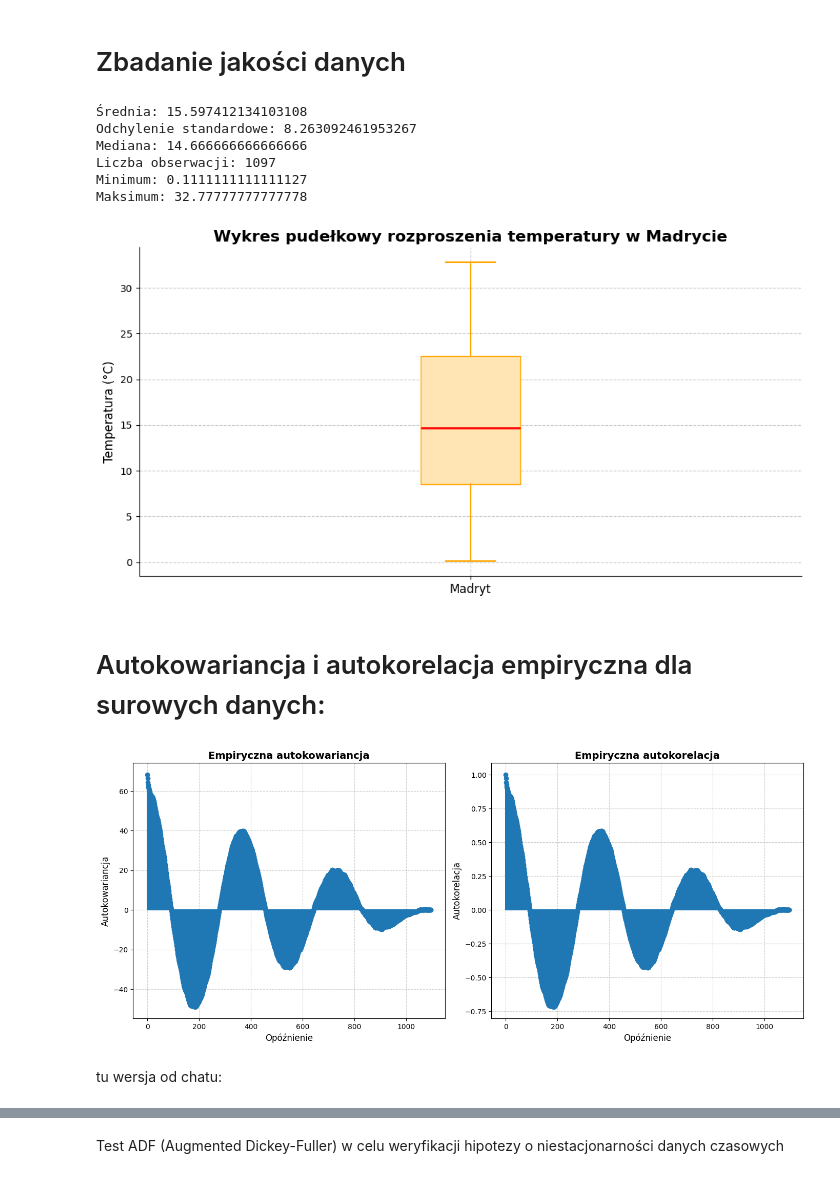
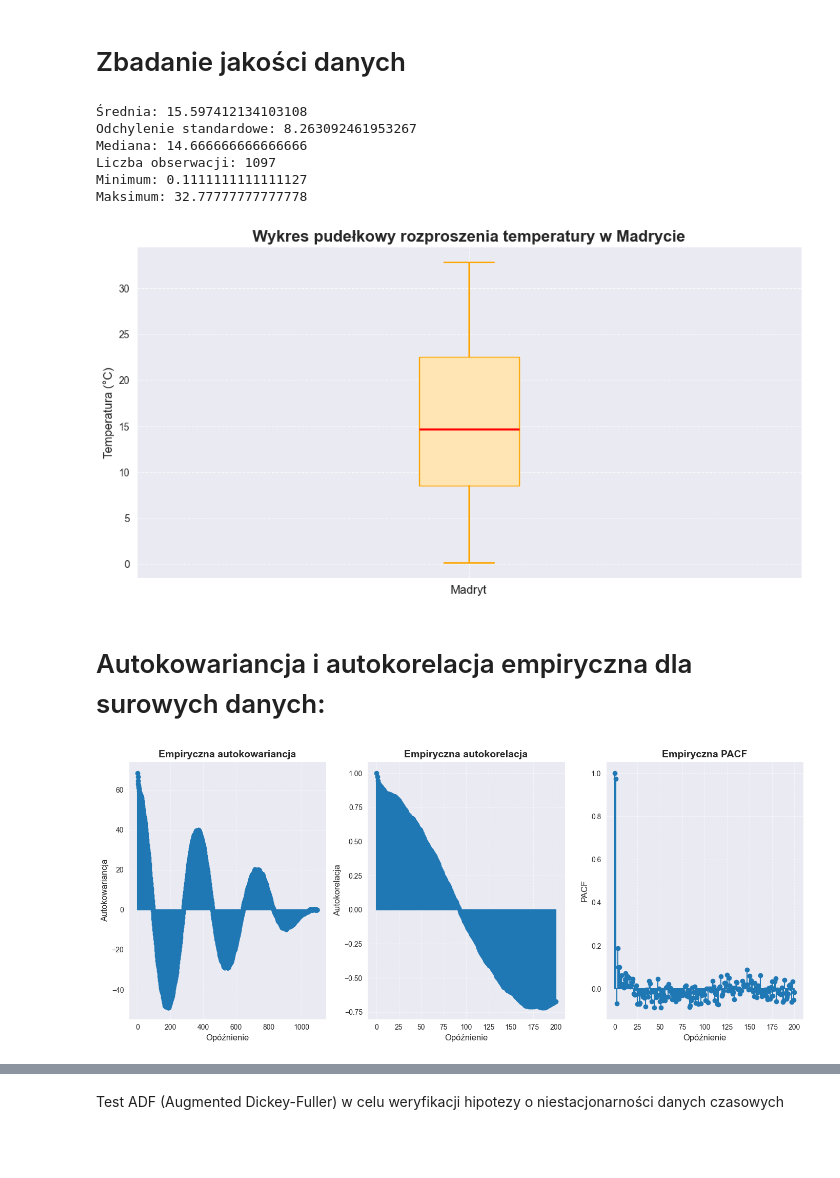
Before and after one commit to mathieuboro/Raport_ARMA_Computer_Analysis_of_Time_Series, a Jupyter notebook: raport.ipynb, the cells around one changed output, grey strips where cells are left out. Cells and saved outputs as stored; diff of their text form; code cells hidden in the pictures; blank space fills up the shorter version.

```diff
--- a/raport.ipynb
+++ b/raport.ipynb
@@ -11,3 +5,23 @@ from statsmodels.tsa.stattools import acf, acovf
+# %%
+import numpy as np
+import pandas as pd
+import matplotlib.pyplot as plt
+import seaborn as sns
+import random
+
+sns.set_style('darkgrid')
+
+from statsmodels.tsa.arima_process import ArmaProcess, arma_acovf, arma_acf, arma_pacf
+from statsmodels.tsa.arima.model import ARIMA
+from statsmodels.tsa.stattools import acovf, acf, pacf, adfuller
+from statsmodels.graphics.tsaplots import plot_acf, plot_pacf
+from statsmodels.tsa.seasonal import seasonal_decompose, STL
+from statsmodels.tsa.holtwinters import ExponentialSmoothing
+
+from sklearn.linear_model import LinearRegression
+from scipy.optimize import curve_fit
+
+import pmdarima as pm
 # %% [markdown]
 ## Przygotowanie danych
 # %%
@@ -217,32 +231,37 @@ Mediana: 14.666666666666666
 Liczba obserwacji: 1097
 Minimum: 0.1111111111111127
 Maksimum: 32.77777777777778
-[figure, old version]
+[figure, new version]
 # %% [markdown]
 # Autokowariancja i autokorelacja empiryczna dla surowych danych:
 # %%
-h_max = len(data)
-acvf_emp = acovf(data, fft=True)
-acf_emp = acf(data, fft=True, nlags=h_max)
-
+dane_surowe = madrid_data['AvgTemperature']
+h_max = 200
+acovf_surowe = acovf(dane_surowe, fft=True)
+acf_emp_surowe = acf(dane_surowe, fft=True, nlags=h_max)
+pacf_emp_surowe = pacf(dane_surowe, nlags = h_max, method='yw')
 plt.figure(figsize=(14, 6))
-plt.subplot(1, 2, 1)
-plt.stem(acvf_emp, basefmt='')
+plt.subplot(1, 3, 1)
+plt.stem(acovf_surowe, basefmt='')
 plt.xlabel('Opóźnienie',fontsize=12)
 plt.ylabel('Autokowariancja',fontsize=12)
 plt.title('Empiryczna autokowariancja', fontsize=14, fontweight='bold')
 plt.grid(alpha=0.6, linestyle='--')
 
-plt.subplot(1, 2, 2)
-plt.stem(acf_emp, basefmt='')
+plt.subplot(1, 3, 2)
+plt.stem(acf_emp_surowe, basefmt='')
 plt.xlabel('Opóźnienie',fontsize=12)
 plt.ylabel('Autokorelacja',fontsize=12)
 plt.title('Empiryczna autokorelacja', fontsize=14, fontweight='bold')
 plt.grid(alpha=0.6, linestyle='--')
 
+plt.subplot(1, 3, 3)
+plt.stem(pacf_emp_surowe, basefmt='')
+plt.xlabel('Opóźnienie',fontsize=12)
+plt.ylabel('PACF',fontsize=12)
+plt.title('Empiryczna PACF', fontsize=14, fontweight='bold')
+plt.grid(alpha=0.6, linestyle='--')
 plt.tight_layout()
 plt.show()
 # %% [output]
-[figure, old version]
+[figure, new version]
-# %% [markdown]
-tu wersja od chatu:
```
Also changed, not shown: parts of 22 cells of this notebook.
